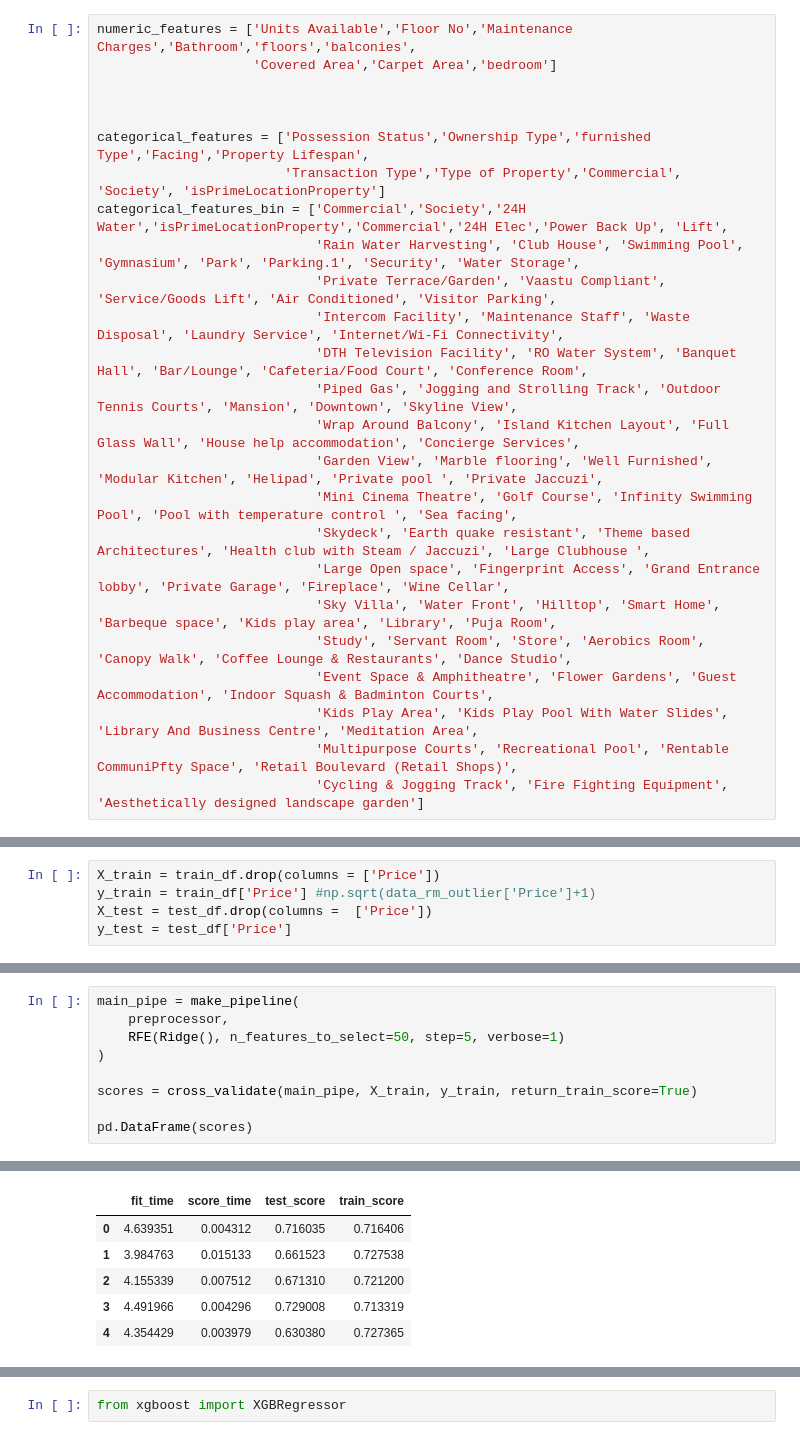
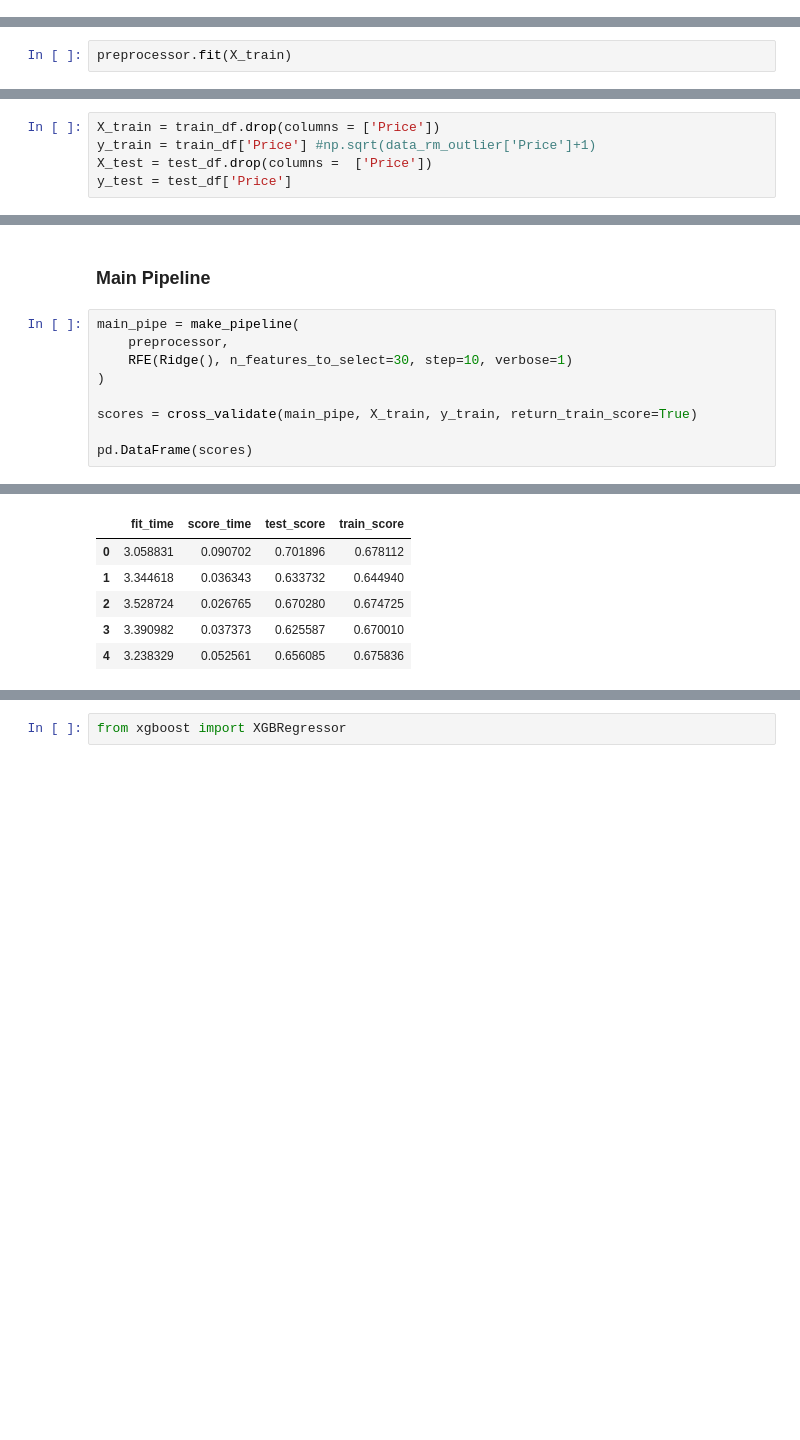
Before and after one commit to tonyyoung3/data_analytics, a Jupyter notebook: group_final/ML_FinalProject.ipynb, the cells around one changed output, grey strips where cells are left out. Saved outputs shown, nothing was run; the diff lists cells and outputs as text; blank space fills up the shorter version.

```diff
--- a/group_final/ML_FinalProject.ipynb
+++ b/group_final/ML_FinalProject.ipynb
@@ -711,25 +716,0 @@ for i, col in enumerate(categorical_features + bin):
-# %%
-numeric_features = ['Units Available','Floor No','Maintenance Charges','Bathroom','floors','balconies',
-                    'Covered Area','Carpet Area','bedroom']
-
-
-
-categorical_features = ['Possession Status','Ownership Type','furnished Type','Facing','Property Lifespan',
-                        'Transaction Type','Type of Property','Commercial', 'Society', 'isPrimeLocationProperty']
-categorical_features_bin = ['Commercial','Society','24H Water','isPrimeLocationProperty','Commercial','24H Elec','Power Back Up', 'Lift',
-                            'Rain Water Harvesting', 'Club House', 'Swimming Pool', 'Gymnasium', 'Park', 'Parking.1', 'Security', 'Water Storage',
-                            'Private Terrace/Garden', 'Vaastu Compliant', 'Service/Goods Lift', 'Air Conditioned', 'Visitor Parking',
-                            'Intercom Facility', 'Maintenance Staff', 'Waste Disposal', 'Laundry Service', 'Internet/Wi-Fi Connectivity',
-                            'DTH Television Facility', 'RO Water System', 'Banquet Hall', 'Bar/Lounge', 'Cafeteria/Food Court', 'Conference Room',
-                            'Piped Gas', 'Jogging and Strolling Track', 'Outdoor Tennis Courts', 'Mansion', 'Downtown', 'Skyline View',
-                            'Wrap Around Balcony', 'Island Kitchen Layout', 'Full Glass Wall', 'House help accommodation', 'Concierge Services',
-                            'Garden View', 'Marble flooring', 'Well Furnished', 'Modular Kitchen', 'Helipad', 'Private pool ', 'Private Jaccuzi',
-                            'Mini Cinema Theatre', 'Golf Course', 'Infinity Swimming Pool', 'Pool with temperature control ', 'Sea facing',
-                            'Skydeck', 'Earth quake resistant', 'Theme based Architectures', 'Health club with Steam / Jaccuzi', 'Large Clubhouse ',
-                            'Large Open space', 'Fingerprint Access', 'Grand Entrance lobby', 'Private Garage', 'Fireplace', 'Wine Cellar',
-                            'Sky Villa', 'Water Front', 'Hilltop', 'Smart Home', 'Barbeque space', 'Kids play area', 'Library', 'Puja Room',
-                            'Study', 'Servant Room', 'Store', 'Aerobics Room', 'Canopy Walk', 'Coffee Lounge & Restaurants', 'Dance Studio',
-                            'Event Space & Amphitheatre', 'Flower Gardens', 'Guest Accommodation', 'Indoor Squash & Badminton Courts',
-                            'Kids Play Area', 'Kids Play Pool With Water Slides', 'Library And Business Centre', 'Meditation Area',
-                            'Multipurpose Courts', 'Recreational Pool', 'Rentable CommuniPfty Space', 'Retail Boulevard (Retail Shops)',
-                            'Cycling & Jogging Track', 'Fire Fighting Equipment', 'Aesthetically designed landscape garden']
@@ -823,0 +770,2 @@ ColumnTransformer(remainder='passthrough',
+# %%
+preprocessor.fit(X_train)
@@ -834,10 +801,12 @@ from sklearn.feature_selection import RFE
 from sklearn.pipeline import make_pipeline
 from sklearn.linear_model import LinearRegression
 from sklearn.linear_model import Ridge
+# %% [markdown]
+### Main Pipeline
 # %%
 main_pipe = make_pipeline(
     preprocessor,
-    RFE(Ridge(), n_features_to_select=50, step=5, verbose=1)
+    RFE(Ridge(), n_features_to_select=30, step=10, verbose=1)
 )
 
 scores = cross_validate(main_pipe, X_train, y_train, return_train_score=True)
@@ -864,9 +833,9 @@ Fitting estimator with 35 features.
 |  | fit_time | score_time | test_score | train_score |
-| 0 | 4.639351 | 0.004312 | 0.716035 | 0.716406 |
-| 1 | 3.984763 | 0.015133 | 0.661523 | 0.727538 |
-| 2 | 4.155339 | 0.007512 | 0.671310 | 0.721200 |
-| 3 | 4.491966 | 0.004296 | 0.729008 | 0.713319 |
-| 4 | 4.354429 | 0.003979 | 0.630380 | 0.727365 |
+| 0 | 3.058831 | 0.090702 | 0.701896 | 0.678112 |
+| 1 | 3.344618 | 0.036343 | 0.633732 | 0.644940 |
+| 2 | 3.528724 | 0.026765 | 0.670280 | 0.674725 |
+| 3 | 3.390982 | 0.037373 | 0.625587 | 0.670010 |
+| 4 | 3.238329 | 0.052561 | 0.656085 | 0.675836 |
 # %%
 main_pipe.fit(X_train, y_train)
 main_pipe.score(X_test, y_test)
```
Also changed, not shown: parts of 47 cells of this notebook.
